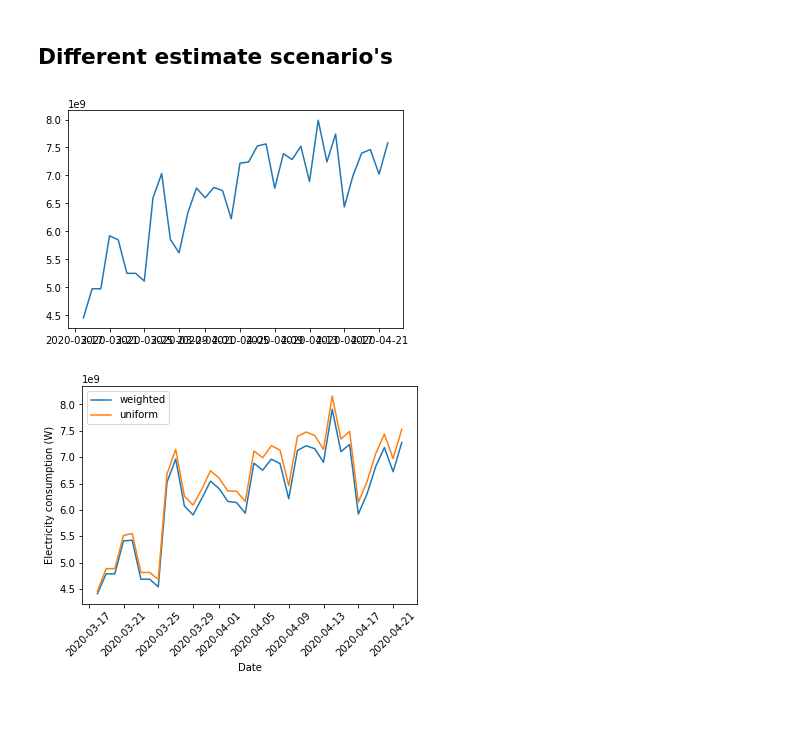
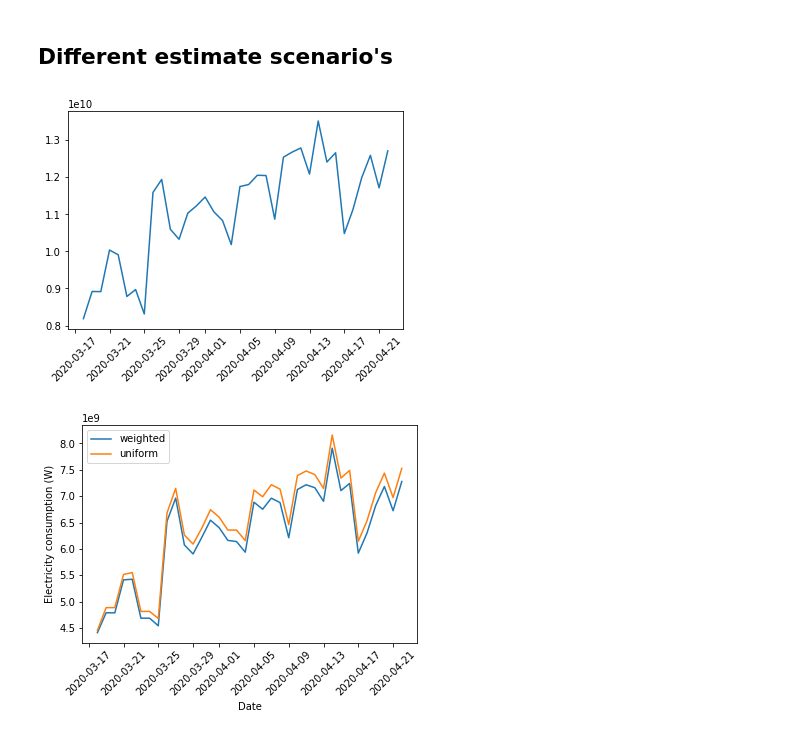
Before and after one commit to Lukasdeloose/sustainable_blockchain, a Jupyter notebook: data_analysis/energy_consumption.ipynb, the cells around one changed output. Drawn from its saved outputs; the diff is of its cells as text; code cells hidden in the pictures; blank space fills up the shorter version.

Commit message:
estimations fix?

```diff
--- a/data_analysis/energy_consumption.ipynb
+++ b/data_analysis/energy_consumption.ipynb
@@ -123,7 +123,7 @@ def hardware_based_estimation(data, moving_avg_difficulty = 1, moving_avg_price=
 
         result = result[result['estimate'] != 0]
 
-        bounds.append(result)
+        bounds.append(result.copy())
 
     return bounds
 # %%
@@ -572,7 +572,7 @@ plt.show()
 results = {}
 
 for estimate_PUE in [1, 1.05, 1.1, 1.15, 1.20, 1.50]:
-    hardware_bounds_coin = hardware_based_estimation(data_hist, moving_avg_difficulty = 7, moving_avg_price = 7,  growth_factor=2)
+    hardware_bounds_coin = hardware_based_estimation(data_hist, moving_avg_difficulty = 7, moving_avg_price = 7,  growth_factor=1)
     hardware_bounds_total = calc_hardware_bounds(hardware_bounds_coin)
     results[estimate_PUE] = hardware_bounds_total['estimate']
     plt.plot(dates, hardware_bounds_total['estimate'], label=estimate_PUE)
@@ -627,8 +627,9 @@ def calc_estimate_weighted(coin, coin_prof_hardware_dict):
     return electricity_consumption
 # %%
 plt.plot(dates, hardware_bounds_total['estimate'])
+plt.xticks(rotation=45)
 plt.show()
 # %% [output]
-[figure, old version]
+[figure, new version]
 # %%
 # Get hardware bounds
```
Also changed, not shown: parts of 5 cells of this notebook.
